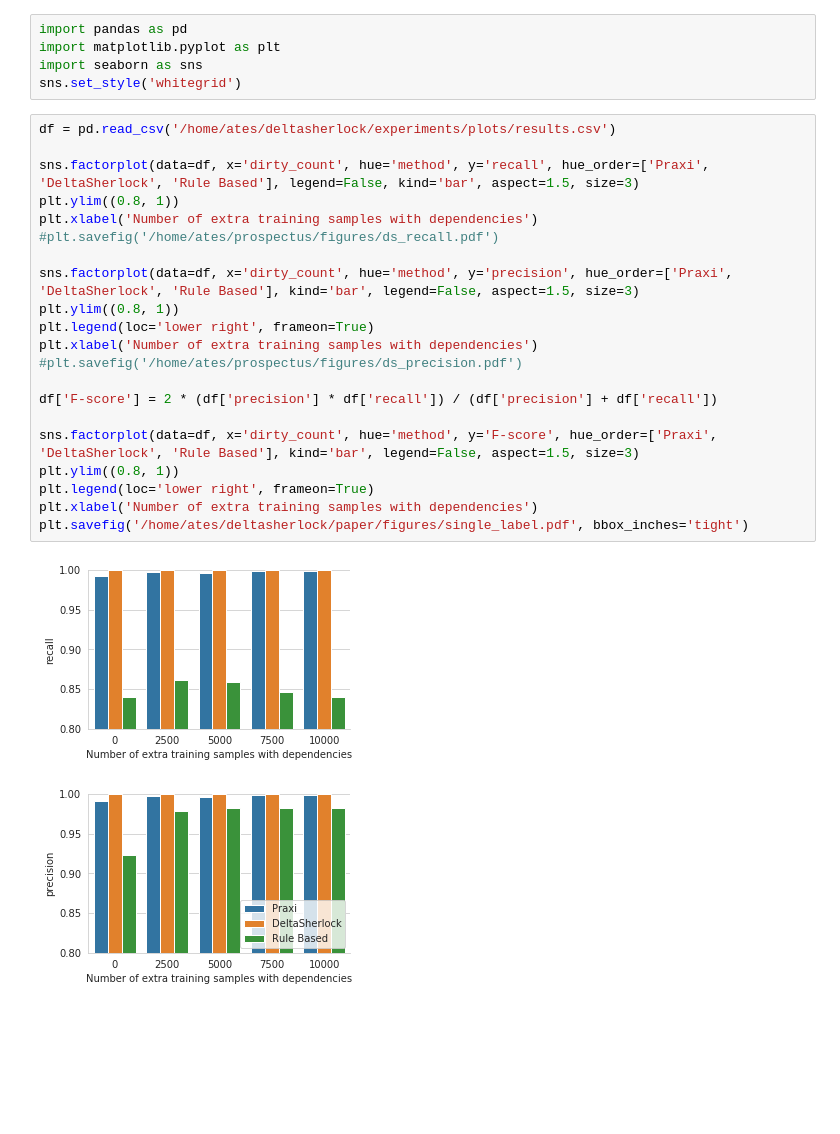
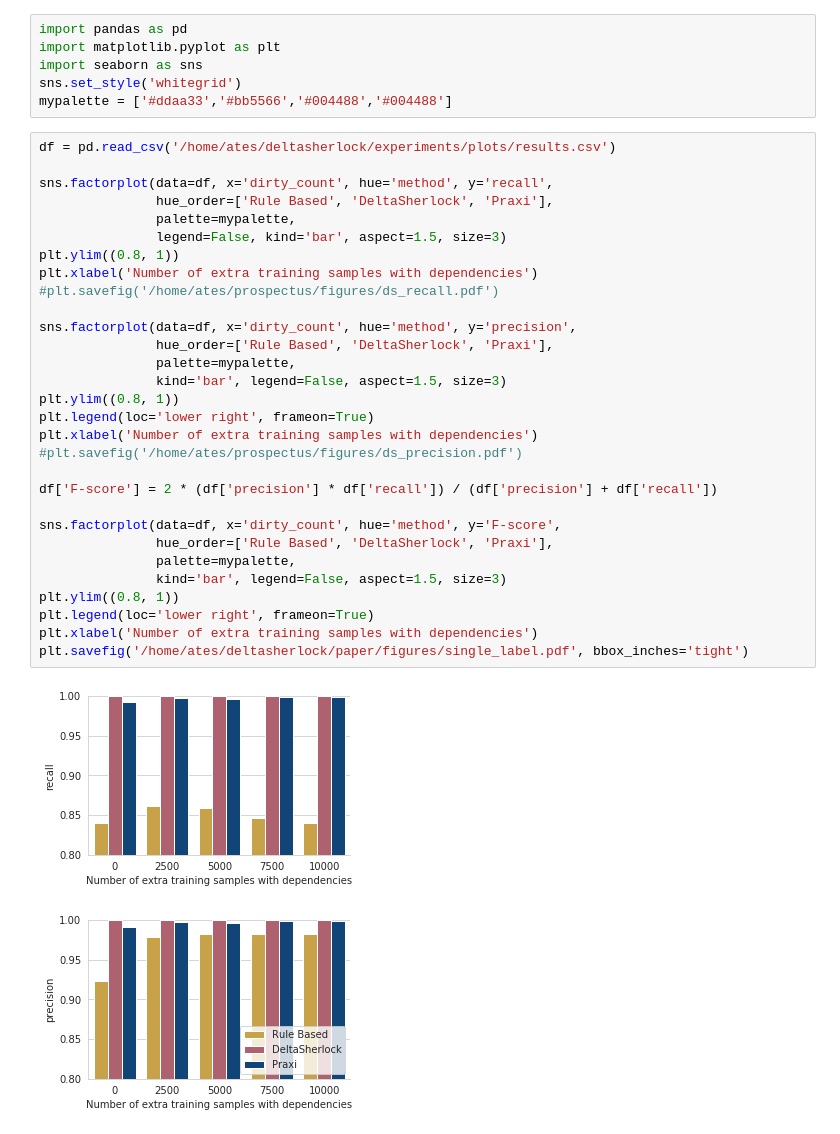
Before and after one commit to deltasherlock/experiments, a Jupyter notebook: plots/plots.ipynb, the cells around one changed output. Cells and saved outputs as stored; diff of their text form; blank space fills up the shorter version.

```diff
--- a/plots/plots.ipynb
+++ b/plots/plots.ipynb
@@ -3,27 +3,37 @@ import pandas as pd
 import matplotlib.pyplot as plt
 import seaborn as sns
 sns.set_style('whitegrid')
+mypalette = ['#ddaa33','#bb5566','#004488','#004488']
 # %%
 df = pd.read_csv('/home/ates/deltasherlock/experiments/plots/results.csv')
 
-sns.factorplot(data=df, x='dirty_count', hue='method', y='recall', hue_order=['Praxi', 'DeltaSherlock', 'Rule Based'], legend=False, kind='bar', aspect=1.5, size=3)
+sns.factorplot(data=df, x='dirty_count', hue='method', y='recall',
+               hue_order=['Rule Based', 'DeltaSherlock', 'Praxi'],
+               palette=mypalette,
+               legend=False, kind='bar', aspect=1.5, size=3)
 plt.ylim((0.8, 1))
 plt.xlabel('Number of extra training samples with dependencies')
 #plt.savefig('/home/ates/prospectus/figures/ds_recall.pdf')
 
-sns.factorplot(data=df, x='dirty_count', hue='method', y='precision', hue_order=['Praxi', 'DeltaSherlock', 'Rule Based'], kind='bar', legend=False, aspect=1.5, size=3)
+sns.factorplot(data=df, x='dirty_count', hue='method', y='precision',
+               hue_order=['Rule Based', 'DeltaSherlock', 'Praxi'],
+               palette=mypalette,
+               kind='bar', legend=False, aspect=1.5, size=3)
 plt.ylim((0.8, 1))
 plt.legend(loc='lower right', frameon=True)
 plt.xlabel('Number of extra training samples with dependencies')
 #plt.savefig('/home/ates/prospectus/figures/ds_precision.pdf')
 
 df['F-score'] = 2 * (df['precision'] * df['recall']) / (df['precision'] + df['recall'])
 
-sns.factorplot(data=df, x='dirty_count', hue='method', y='F-score', hue_order=['Praxi', 'DeltaSherlock', 'Rule Based'], kind='bar', legend=False, aspect=1.5, size=3)
+sns.factorplot(data=df, x='dirty_count', hue='method', y='F-score',
+               hue_order=['Rule Based', 'DeltaSherlock', 'Praxi'],
+               palette=mypalette,
+               kind='bar', legend=False, aspect=1.5, size=3)
 plt.ylim((0.8, 1))
 plt.legend(loc='lower right', frameon=True)
 plt.xlabel('Number of extra training samples with dependencies')
 plt.savefig('/home/ates/deltasherlock/paper/figures/single_label.pdf', bbox_inches='tight')
 # %% [output]
-[figure, old version]
+[figure, new version]
-[figure, old version]
+[figure, new version]
```
Also changed, not shown: parts of 4 cells of this notebook.
